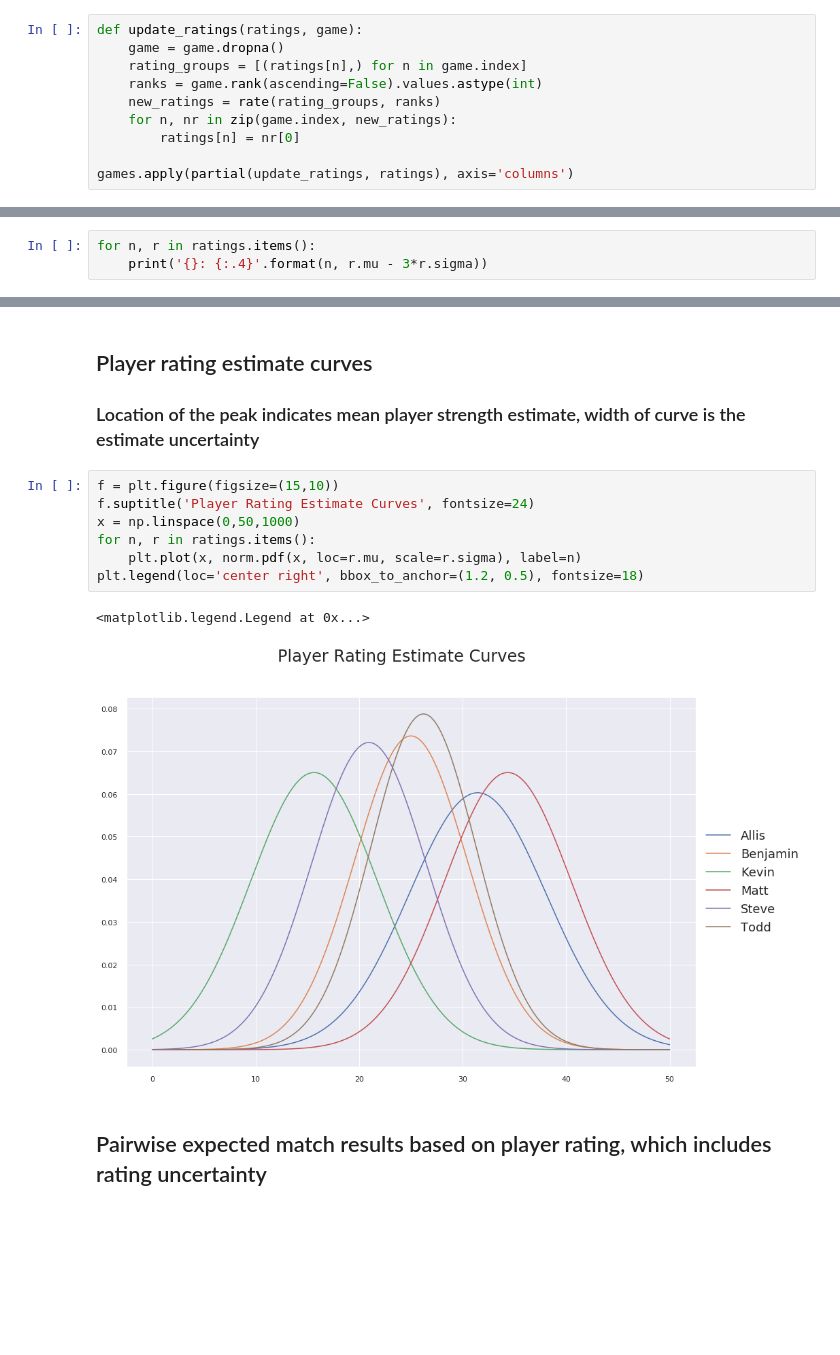
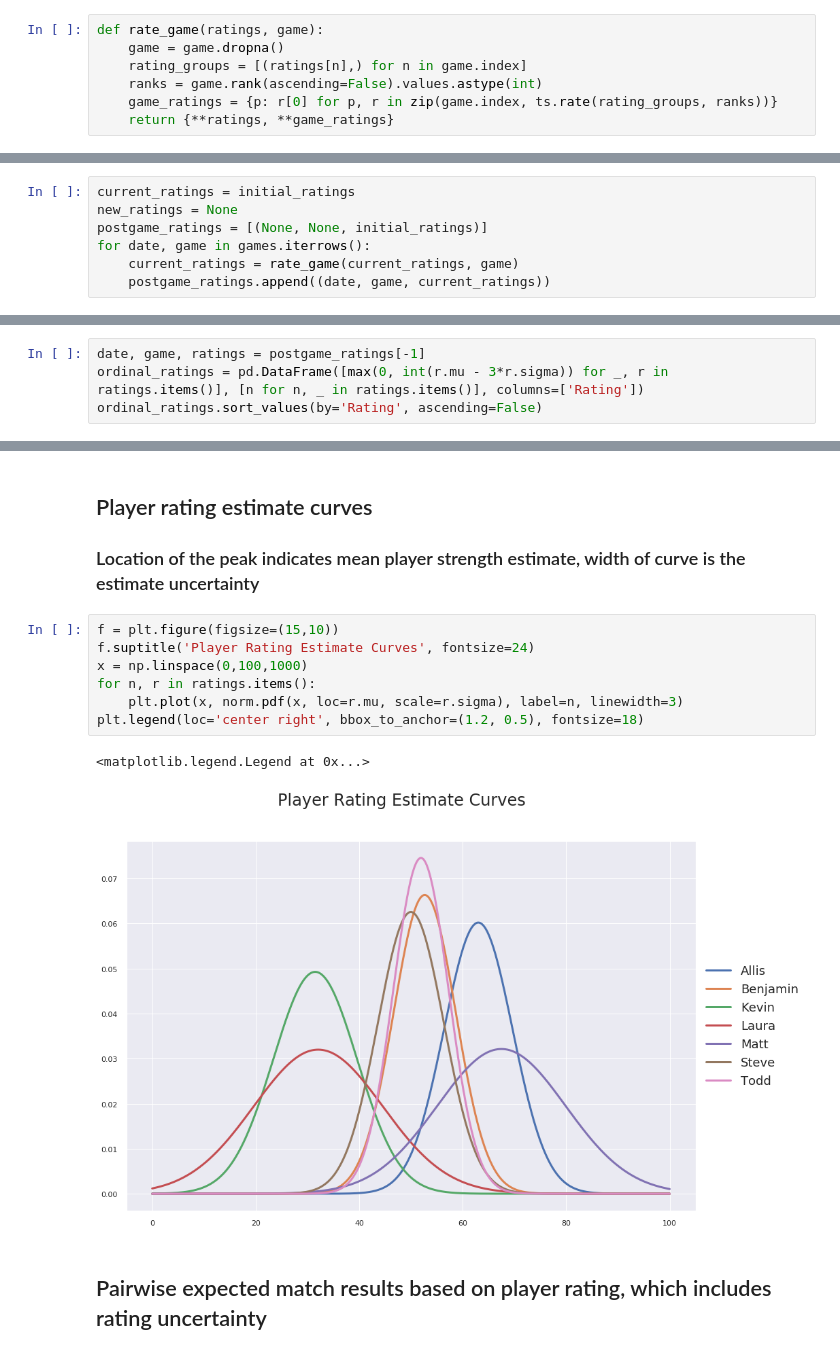
Before and after one commit to ThePlaidMentat/warrank, a Jupyter notebook: RedRankTrueSkill.ipynb, the cells around one changed output, grey strips where cells are left out. Cells and saved outputs as stored; diff of their text form; blank space fills up the shorter version.

```diff
--- a/RedRankTrueSkill.ipynb
+++ b/RedRankTrueSkill.ipynb
@@ -49,10 +79,7 @@ ratings = {n: Rating() for n in games.columns}
 # %%
-def update_ratings(ratings, game):
+def rate_game(ratings, game):
     game = game.dropna()
     rating_groups = [(ratings[n],) for n in game.index]
     ranks = game.rank(ascending=False).values.astype(int)
-    new_ratings = rate(rating_groups, ranks)
-    for n, nr in zip(game.index, new_ratings):
-        ratings[n] = nr[0]
-
-games.apply(partial(update_ratings, ratings), axis='columns')
+    game_ratings = {p: r[0] for p, r in zip(game.index, ts.rate(rating_groups, ranks))}
+    return {**ratings, **game_ratings}
@@ -75 +86,8 @@ ratings
+# %%
+current_ratings = initial_ratings
+new_ratings = None
+postgame_ratings = [(None, None, initial_ratings)]
+for date, game in games.iterrows():
+    current_ratings = rate_game(current_ratings, game)
+    postgame_ratings.append((date, game, current_ratings))
 # %% [markdown]
@@ -77,3 +96,0 @@ ratings
-# %%
-for n, r in ratings.items():
-    print('{}: {:.4}'.format(n, r.mu - 3*r.sigma))
@@ -86,0 +97,4 @@ Todd: 11.02
+# %%
+date, game, ratings = postgame_ratings[-1]
+ordinal_ratings = pd.DataFrame([max(0, int(r.mu - 3*r.sigma)) for _, r in ratings.items()], [n for n, _ in ratings.items()], columns=['Rating'])
+ordinal_ratings.sort_values(by='Rating', ascending=False)
@@ -90,13 +113,13 @@ Todd: 11.02
 # %%
 f = plt.figure(figsize=(15,10))
 f.suptitle('Player Rating Estimate Curves', fontsize=24)
-x = np.linspace(0,50,1000)
+x = np.linspace(0,100,1000)
 for n, r in ratings.items():
-    plt.plot(x, norm.pdf(x, loc=r.mu, scale=r.sigma), label=n)
+    plt.plot(x, norm.pdf(x, loc=r.mu, scale=r.sigma), label=n, linewidth=3)
 plt.legend(loc='center right', bbox_to_anchor=(1.2, 0.5), fontsize=18)
 # %% [output]
 <matplotlib.legend.Legend at 0x...>
-[figure, old version]
+[figure, new version]
 # %% [markdown]
 ## Pairwise expected match results based on player rating, which includes rating uncertainty
 # %%
```
Also changed, not shown: parts of 14 cells of this notebook.
